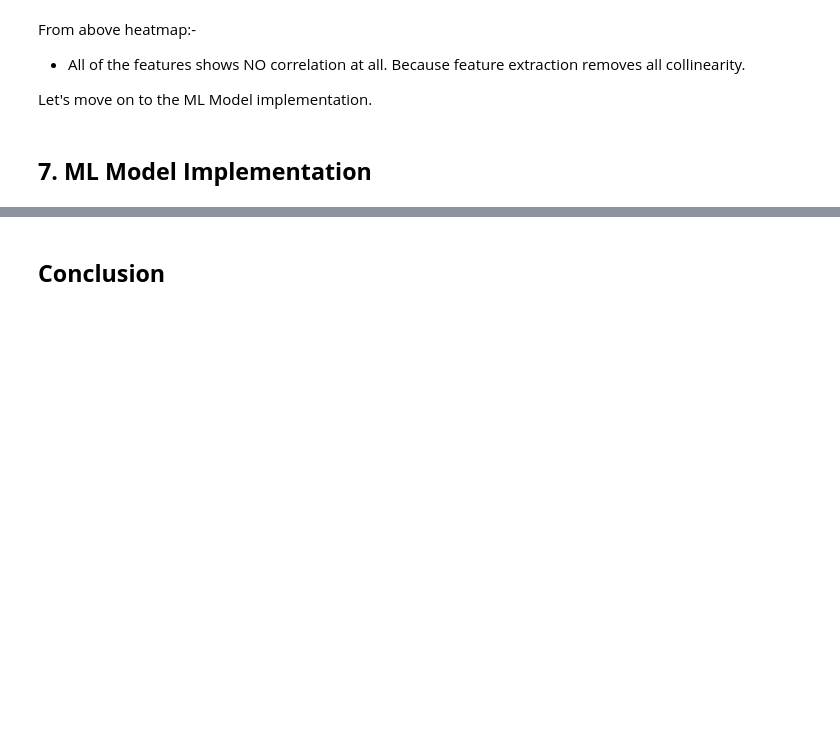
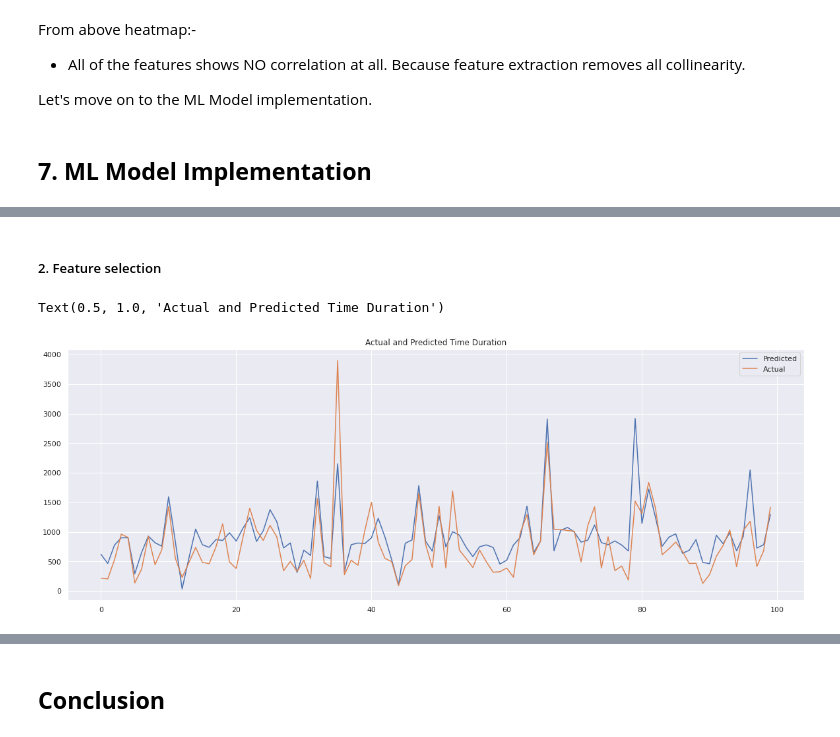
Before and after one commit to KrushnaChaure/NYC-Taxi-Trip-Time-Prediction, a Jupyter notebook: Krushna_Chaure_NYC_Taxi_Trip_Time_Prediction_Capstone_Project.ipynb, the cells around one changed output, grey strips where cells are left out. Saved outputs shown, nothing was run; the diff lists cells and outputs as text; code cells hidden in the pictures; blank space fills up the shorter version.

```diff
--- a/Krushna_Chaure_NYC_Taxi_Trip_Time_Prediction_Capstone_Project.ipynb
+++ b/Krushna_Chaure_NYC_Taxi_Trip_Time_Prediction_Capstone_Project.ipynb
@@ -1347,0 +1481,6 @@ Let's move on to the  ML Model implementation.
+# %%
+# Linear regressor for the Feature selection group
+# Instance the linear regression object
+regressor1 = LinearRegression()
+# Fit the Algorithm
+regressor1.fit(X_train_fs,y_train_fs)
@@ -1347,0 +1583,4 @@ Let's move on to the  ML Model implementation.
+# %%
+# Predict on the model test features of Feature Selection group
+y_pred_fs = regressor1.predict(X_test_fs)
+y_pred_fs
@@ -1369,0 +1694,12 @@ def EvaluationMetric(Xt,yt,yp,disp="on"):
+# %% [markdown]
+##### 2. Feature selection
+# %%
+# Plotting Actual and Predicted Values for test Feature selection
+plt.figure(figsize=(20,7))
+plt.plot((y_pred_fs)[:100])
+plt.plot((np.array(y_test_fs)[:100]))
+plt.legend(["Predicted","Actual"])
+plt.title('Actual and Predicted Time Duration')
+# %% [output]
+Text(0.5, 1.0, 'Actual and Predicted Time Duration')
+[figure, added]
```
Also changed, not shown: parts of 148 cells of this notebook.
